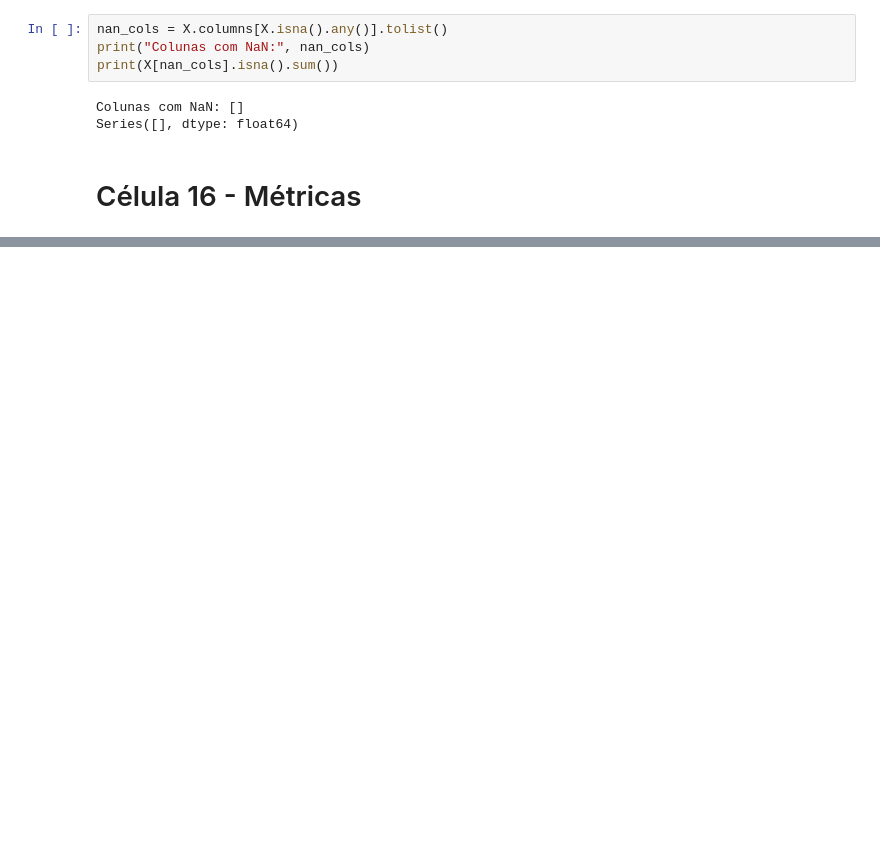
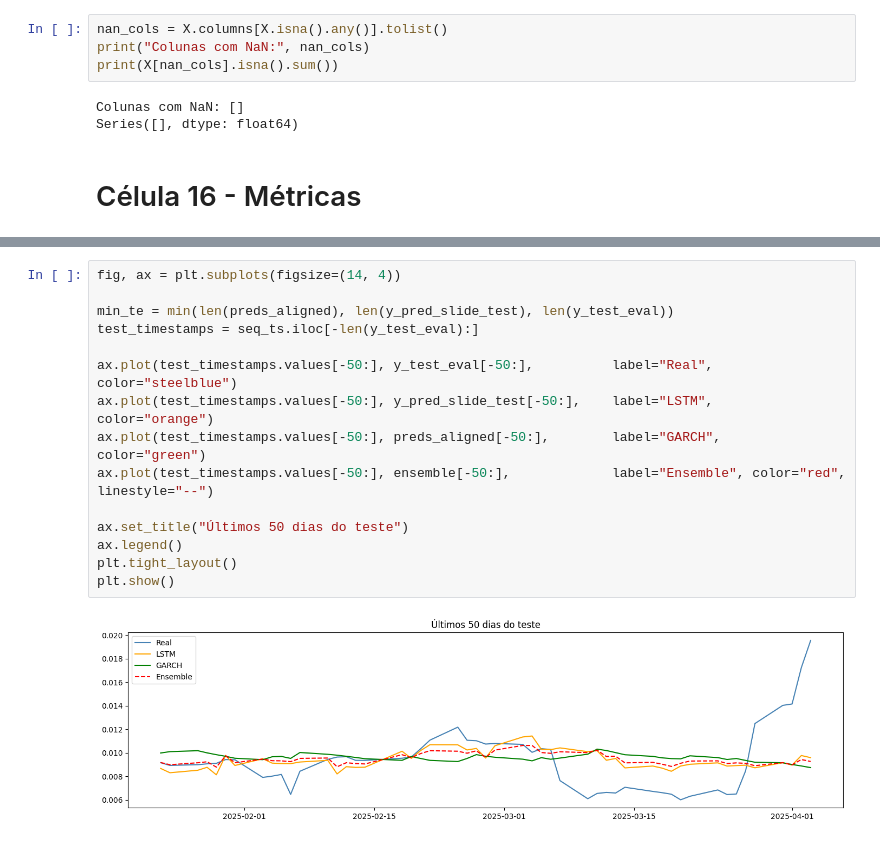
Before and after one commit to JoseEdSouza/gold-forecast, a Jupyter notebook: gold/cnn copy.ipynb, the cells around one changed output, grey strips where cells are left out. Cells and saved outputs as stored; diff of their text form; blank space fills up the shorter version.

```diff
--- a/gold/cnn copy.ipynb
+++ b/gold/cnn copy.ipynb
@@ -878,0 +1127,17 @@ GARCH R² no teste: 0.009778629629408453
+# %%
+fig, ax = plt.subplots(figsize=(14, 4))
+
+min_te = min(len(preds_aligned), len(y_pred_slide_test), len(y_test_eval))
+test_timestamps = seq_ts.iloc[-len(y_test_eval):]
+
+ax.plot(test_timestamps.values[-50:], y_test_eval[-50:],          label="Real",     color="steelblue")
+ax.plot(test_timestamps.values[-50:], y_pred_slide_test[-50:],    label="LSTM",     color="orange")
+ax.plot(test_timestamps.values[-50:], preds_aligned[-50:],        label="GARCH",    color="green")
+ax.plot(test_timestamps.values[-50:], ensemble[-50:],             label="Ensemble", color="red", linestyle="--")
+
+ax.set_title("Últimos 50 dias do teste")
+ax.legend()
+plt.tight_layout()
+plt.show()
+# %% [output]
+[figure, added]
```
Also changed, not shown: parts of 43 cells of this notebook, 1 other file.
